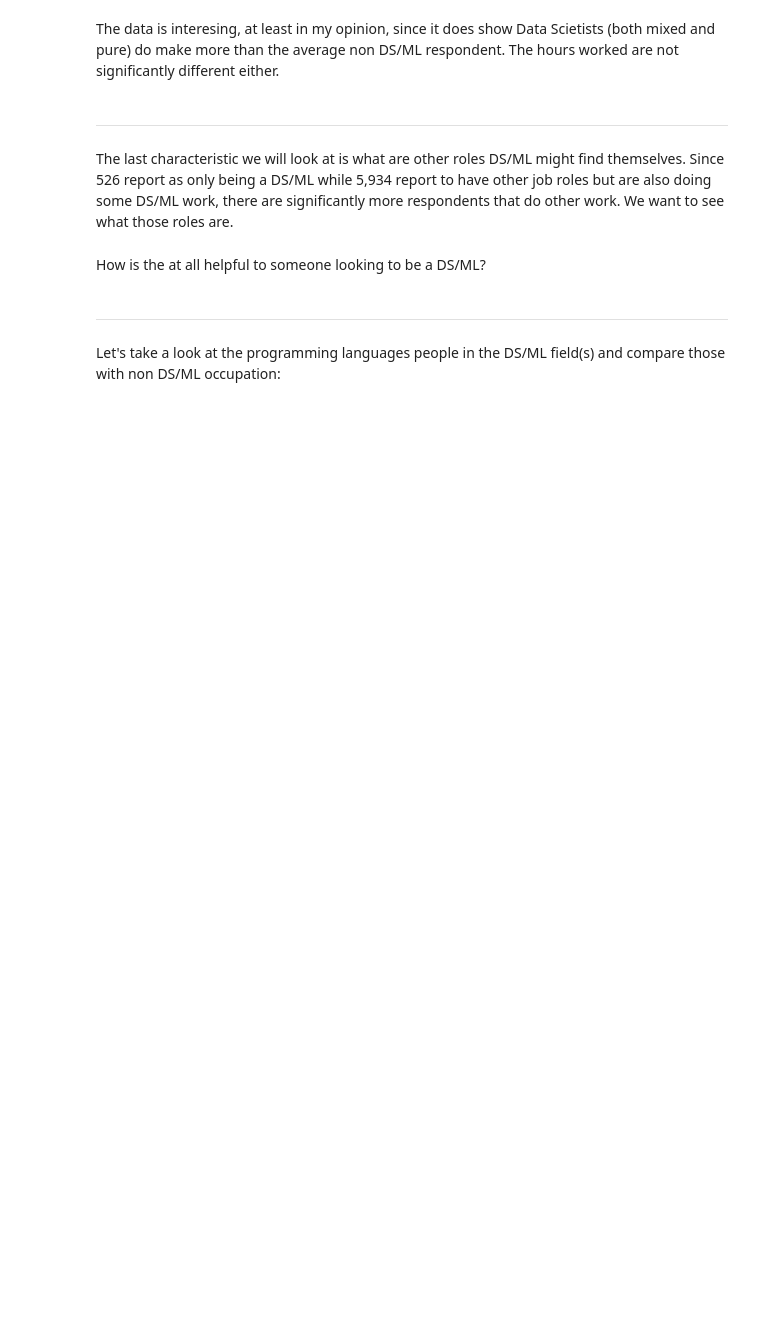
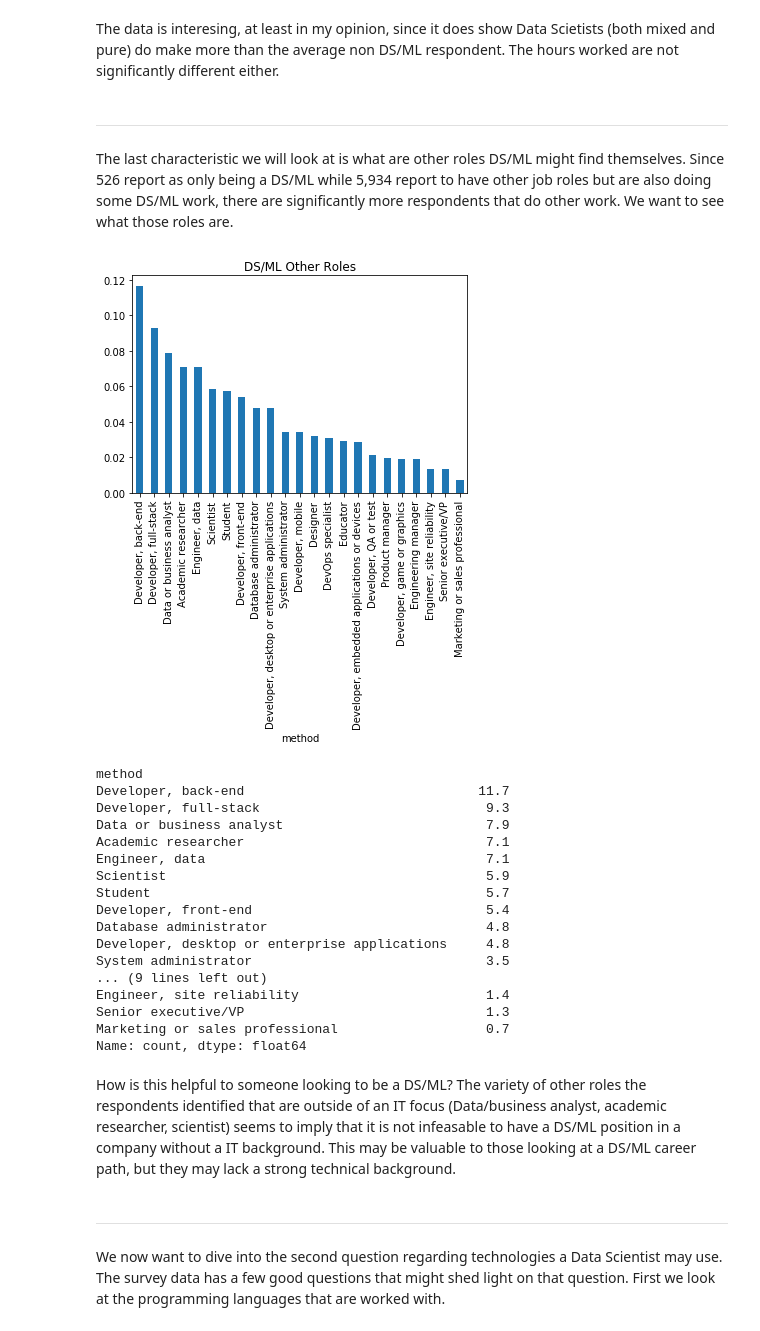
Before and after one commit to lilleboe/stackoverflow_research, a Jupyter notebook: research.ipynb, the cells around one changed output. Drawn from its saved outputs; the diff is of its cells as text; code cells hidden in the pictures; blank space fills up the shorter version.

```diff
--- a/research.ipynb
+++ b/research.ipynb
@@ -212,11 +362,29 @@ The last characteristic we will look at is what are other roles DS/ML might find
 # %%
 list_values = count_lists(df_ds, col='DevType', delim=';')
 list_values.remove('Data scientist or machine learning specialist')
 props_df = clean_and_plot(df_ds, list_values, col='DevType', title='DS/ML Other Roles')
-props_df['count'] = round(props_df['count'] * 100, 1)
-props_df['count']
+round(props_df['count'] * 100, 1)
+# %% [output]
+[figure, added]
+method
+Developer, back-end                              11.7
+Developer, full-stack                             9.3
+Data or business analyst                          7.9
+Academic researcher                               7.1
+Engineer, data                                    7.1
+Scientist                                         5.9
+Student                                           5.7
+Developer, front-end                              5.4
+Database administrator                            4.8
+Developer, desktop or enterprise applications     4.8
+System administrator                              3.5
+... (9 lines left out)
+Engineer, site reliability                        1.4
+Senior executive/VP                               1.3
+Marketing or sales professional                   0.7
+Name: count, dtype: float64
-# %% [markdown]
-How is the at all helpful to someone looking to be a DS/ML?
-# %% [markdown]
----
-Let's take a look at the programming languages people in the DS/ML field(s) and compare those with non DS/ML occupation:
+# %% [markdown]
+How is this helpful to someone looking to be a DS/ML?  The variety of other roles the respondents identified that are outside of an IT focus (Data/business analyst, academic researcher, scientist) seems to imply that it is not infeasable to have a DS/ML position in a company without a IT background.  This may be valuable to those looking at a DS/ML career path, but they may lack a strong technical background.
+# %% [markdown]
+---
+We now want to dive into the second question regarding technologies a Data Scientist may use.  The survey data has a few good questions that might shed light on that question.  First we look at the programming languages that are worked with.
```
Also changed, not shown: parts of 45 cells of this notebook.
